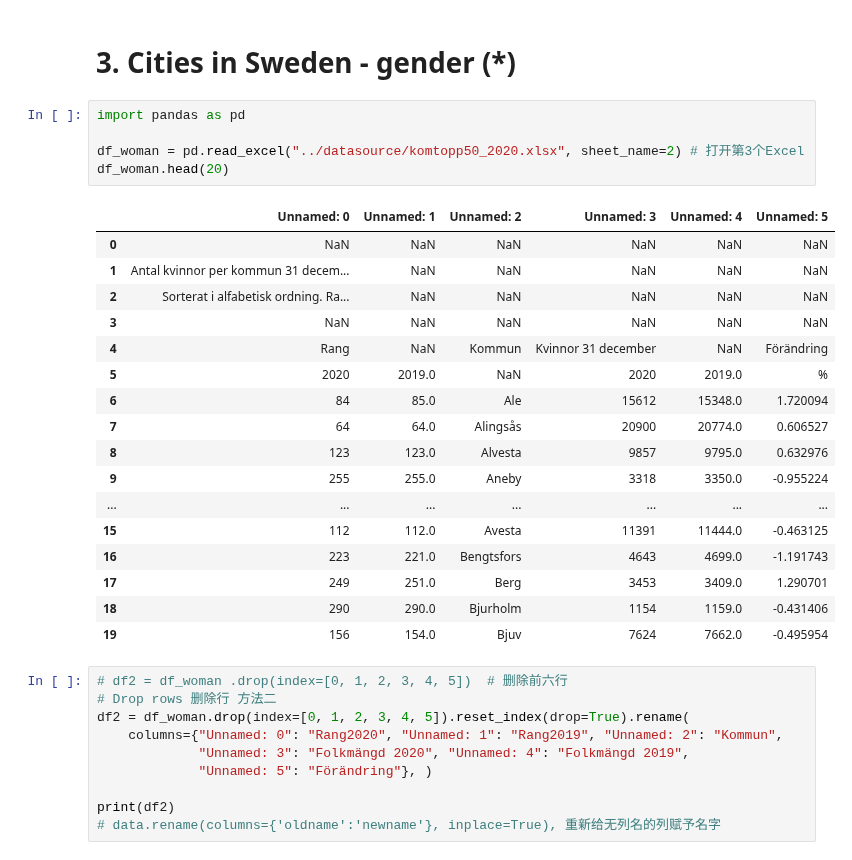
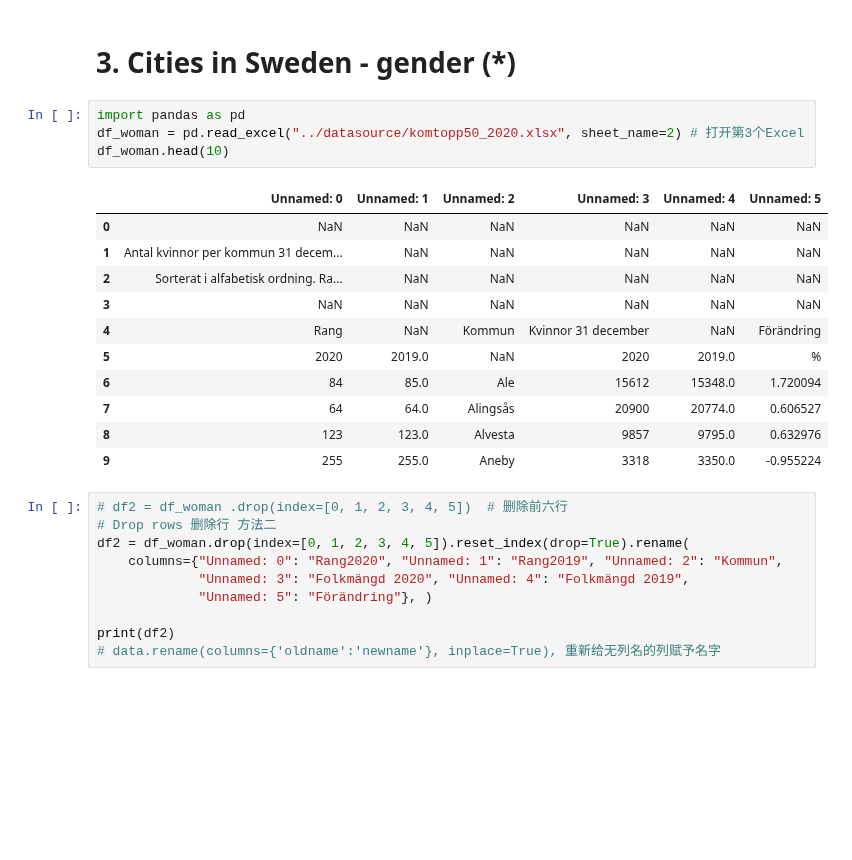
Before and after one commit to xjohansson/Databehandling_Xiu, a Jupyter notebook: Exercise/Exercise0_pandas basic.ipynb, the cells around one changed output. Cells and saved outputs as stored; diff of their text form; blank space fills up the shorter version.

```diff
--- a/Exercise/Exercise0_pandas basic.ipynb
+++ b/Exercise/Exercise0_pandas basic.ipynb
@@ -157,27 +165,20 @@ import matplotlib.pyplot as plt
 # 3. Cities in Sweden - gender (*)
 # %%
 import pandas as pd
-
 df_woman = pd.read_excel("../datasource/komtopp50_2020.xlsx", sheet_name=2) # 打开第3个Excel
-df_woman.head(20)
+df_woman.head(10)
 # %% [output]
 |  | Unnamed: 0 | Unnamed: 1 | Unnamed: 2 | Unnamed: 3 | Unnamed: 4 | Unnamed: 5 |
 | 0 | NaN | NaN | NaN | NaN | NaN | NaN |
 | 1 | Antal kvinnor per kommun 31 decem... | NaN | NaN | NaN | NaN | NaN |
 | 2 | Sorterat i alfabetisk ordning. Ra... | NaN | NaN | NaN | NaN | NaN |
 | 3 | NaN | NaN | NaN | NaN | NaN | NaN |
 | 4 | Rang | NaN | Kommun | Kvinnor 31 december | NaN | Förändring |
 | 5 | 2020 | 2019.0 | NaN | 2020 | 2019.0 | % |
 | 6 | 84 | 85.0 | Ale | 15612 | 15348.0 | 1.720094 |
 | 7 | 64 | 64.0 | Alingsås | 20900 | 20774.0 | 0.606527 |
 | 8 | 123 | 123.0 | Alvesta | 9857 | 9795.0 | 0.632976 |
 | 9 | 255 | 255.0 | Aneby | 3318 | 3350.0 | -0.955224 |
-| ... | ... | ... | ... | ... | ... | ... |
-| 15 | 112 | 112.0 | Avesta | 11391 | 11444.0 | -0.463125 |
-| 16 | 223 | 221.0 | Bengtsfors | 4643 | 4699.0 | -1.191743 |
-| 17 | 249 | 251.0 | Berg | 3453 | 3409.0 | 1.290701 |
-| 18 | 290 | 290.0 | Bjurholm | 1154 | 1159.0 | -0.431406 |
-| 19 | 156 | 154.0 | Bjuv | 7624 | 7662.0 | -0.495954 |
 # %%
 # df2 = df_woman .drop(index=[0, 1, 2, 3, 4, 5])  # 删除前六行
 # Drop rows 删除行 方法二
```
Also changed, not shown: parts of 18 cells of this notebook, 1 other file.
